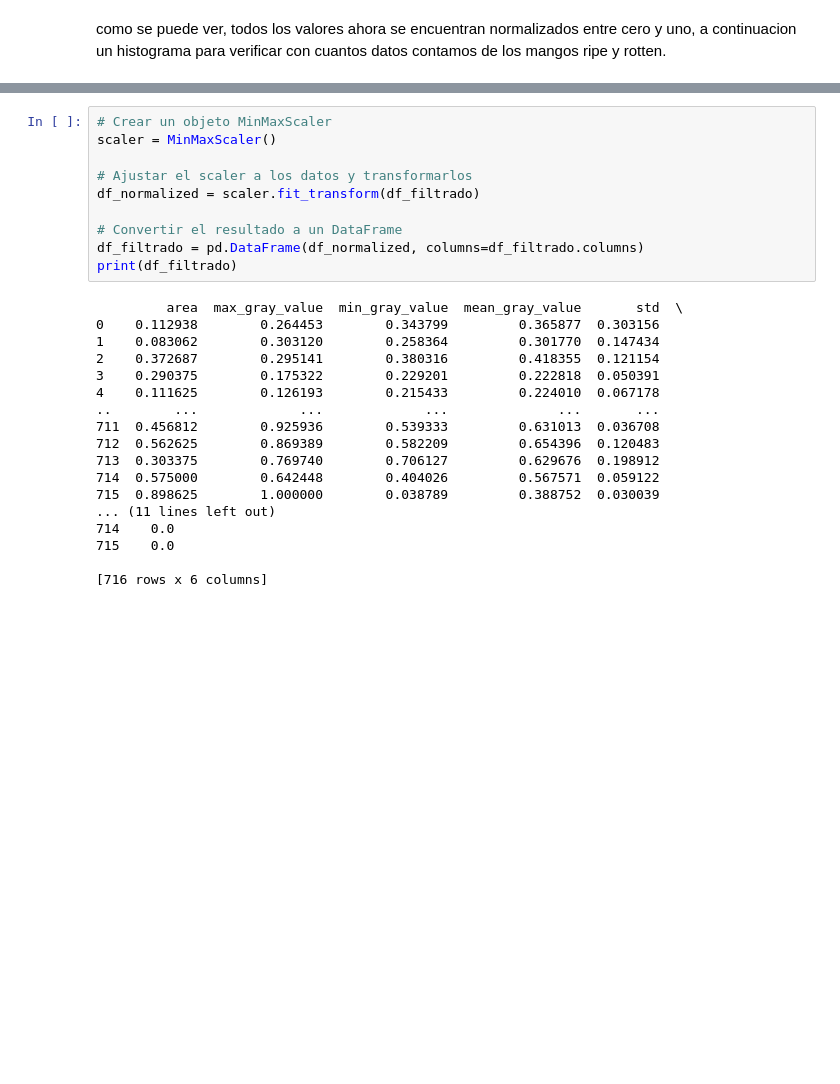
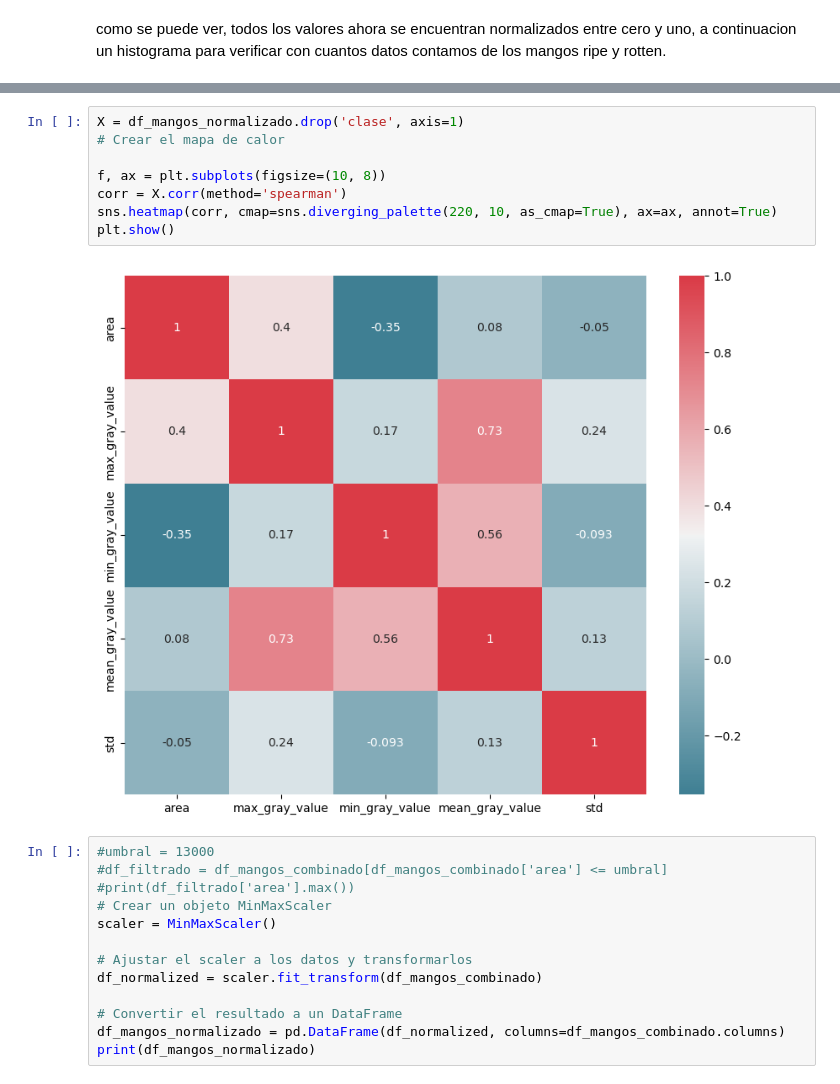
Before and after one commit to bragon23/proyecto_clasificador_mangos, a Jupyter notebook: proyecto_final2.ipynb, the cells around one changed output, grey strips where cells are left out. Cells and saved outputs as stored; diff of their text form; blank space fills up the shorter version.

```diff
--- a/proyecto_final2.ipynb
+++ b/proyecto_final2.ipynb
@@ -366,28 +388,23 @@ print(df_filtrado)
+# %%
+X = df_mangos_normalizado.drop('clase', axis=1)
+# Crear el mapa de calor
+
+f, ax = plt.subplots(figsize=(10, 8))
+corr = X.corr(method='spearman')
+sns.heatmap(corr, cmap=sns.diverging_palette(220, 10, as_cmap=True), ax=ax, annot=True)
+plt.show()
+# %% [output]
+[figure, added]
 # %%
+#umbral = 13000
+#df_filtrado = df_mangos_combinado[df_mangos_combinado['area'] <= umbral]
+#print(df_filtrado['area'].max())
 # Crear un objeto MinMaxScaler
 scaler = MinMaxScaler()
 
 # Ajustar el scaler a los datos y transformarlos
-df_normalized = scaler.fit_transform(df_filtrado)
+df_normalized = scaler.fit_transform(df_mangos_combinado)
 
 # Convertir el resultado a un DataFrame
-df_filtrado = pd.DataFrame(df_normalized, columns=df_filtrado.columns)
-print(df_filtrado)
+df_mangos_normalizado = pd.DataFrame(df_normalized, columns=df_mangos_combinado.columns)
+print(df_mangos_normalizado)
-# %% [output]
-         area  max_gray_value  min_gray_value  mean_gray_value       std  \
-0    0.112938        0.264453        0.343799         0.365877  0.303156
-1    0.083062        0.303120        0.258364         0.301770  0.147434
-2    0.372687        0.295141        0.380316         0.418355  0.121154
-3    0.290375        0.175322        0.229201         0.222818  0.050391
-4    0.111625        0.126193        0.215433         0.224010  0.067178
-..        ...             ...             ...              ...       ...
-711  0.456812        0.925936        0.539333         0.631013  0.036708
-712  0.562625        0.869389        0.582209         0.654396  0.120483
-713  0.303375        0.769740        0.706127         0.629676  0.198912
-714  0.575000        0.642448        0.404026         0.567571  0.059122
-715  0.898625        1.000000        0.038789         0.388752  0.030039
-... (11 lines left out)
-714    0.0
-715    0.0
-
-[716 rows x 6 columns]
```
Also changed, not shown: parts of 24 cells of this notebook.
